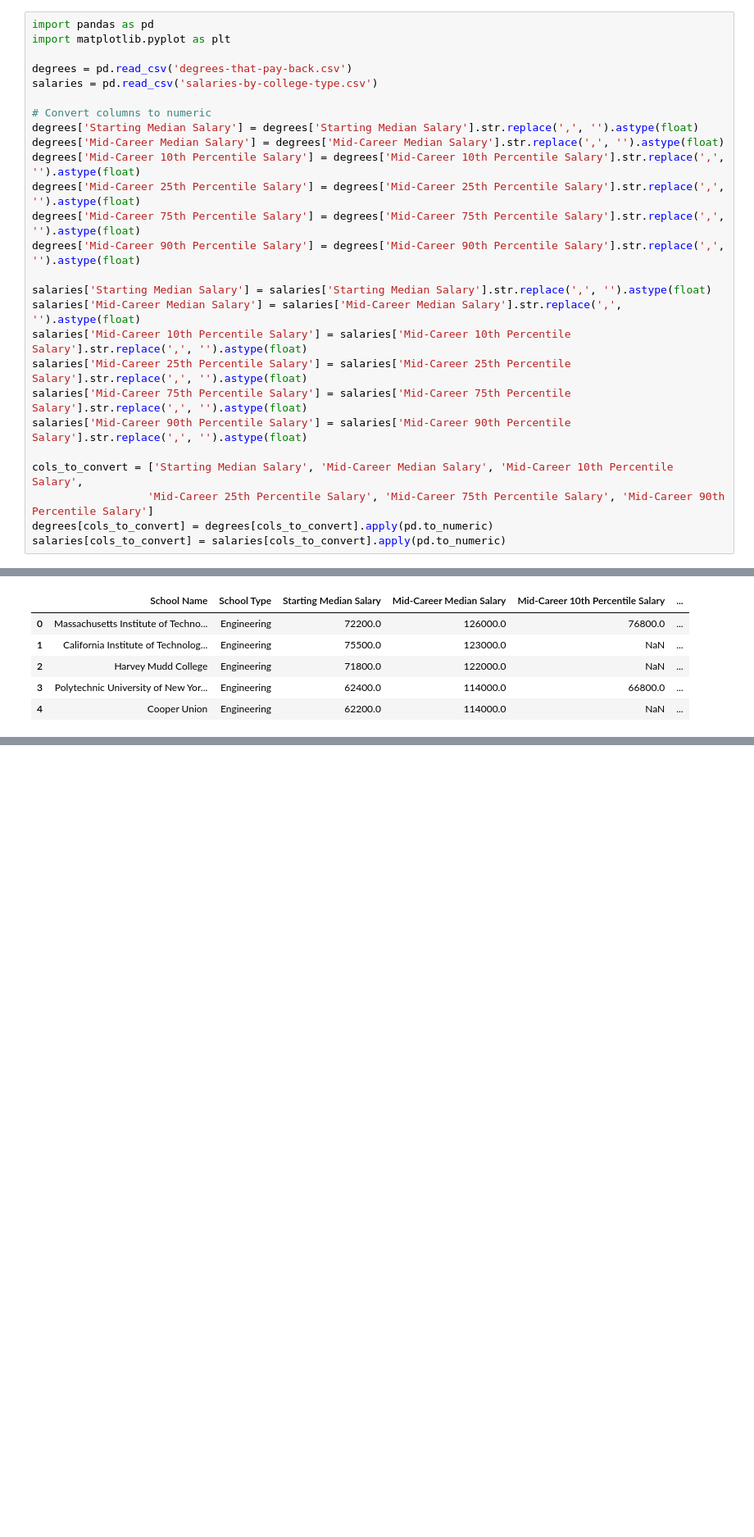
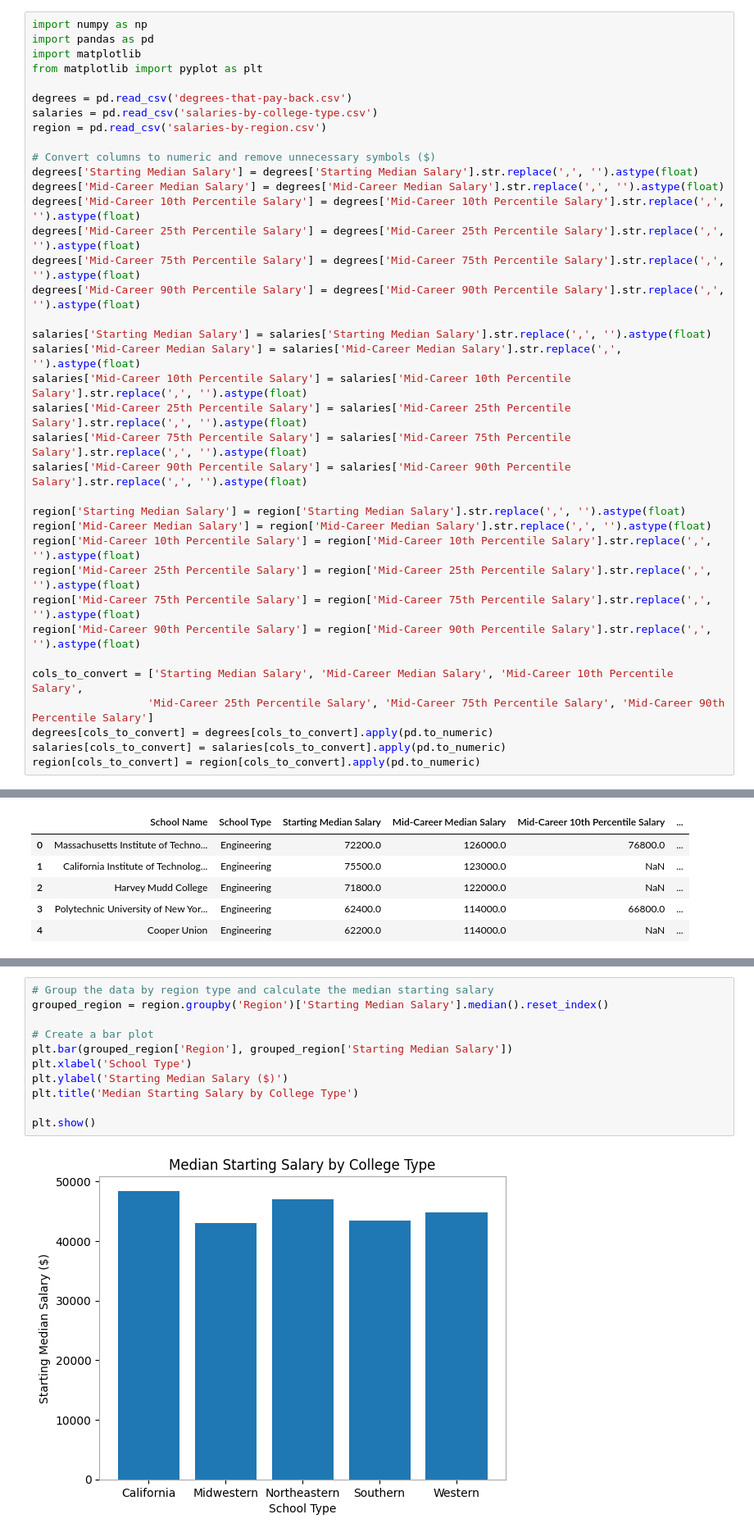
Before and after one commit to ashleyalee/DH140-Final, a Jupyter notebook: dh-140-final-AL.ipynb, the cells around one changed output, grey strips where cells are left out. Shown at 82% size. Saved outputs shown, nothing was run; the diff lists cells and outputs as text; blank space fills up the shorter version.

```diff
--- a/dh-140-final-AL.ipynb
+++ b/dh-140-final-AL.ipynb
@@ -29,13 +27,16 @@ This section does not need to be polished yet, but it should be a good foundatio
 ### Data Cleaning and Processing
 During this step, the data is cleaned and process for the proceeding analysis stage. The data was not easily usable and not in the right format to be used. For example, all the numbers needed to be converted to be of type numeric.
 # %%
+import numpy as np
 import pandas as pd
-import matplotlib.pyplot as plt
+import matplotlib
+from matplotlib import pyplot as plt
 
 degrees = pd.read_csv('degrees-that-pay-back.csv')
 salaries = pd.read_csv('salaries-by-college-type.csv')
+region = pd.read_csv('salaries-by-region.csv')
 
-# Convert columns to numeric
+# Convert columns to numeric and remove unnecessary symbols ($)
 degrees['Starting Median Salary'] = degrees['Starting Median Salary'].str.replace(',', '').astype(float)
 degrees['Mid-Career Median Salary'] = degrees['Mid-Career Median Salary'].str.replace(',', '').astype(float)
 degrees['Mid-Career 10th Percentile Salary'] = degrees['Mid-Career 10th Percentile Salary'].str.replace(',', '').astype(float)
@@ -50,8 +51,16 @@ salaries['Mid-Career 25th Percentile Salary'] = salaries['Mid-Career 25th Percen
 salaries['Mid-Career 75th Percentile Salary'] = salaries['Mid-Career 75th Percentile Salary'].str.replace(',', '').astype(float)
 salaries['Mid-Career 90th Percentile Salary'] = salaries['Mid-Career 90th Percentile Salary'].str.replace(',', '').astype(float)
 
+region['Starting Median Salary'] = region['Starting Median Salary'].str.replace(',', '').astype(float)
+region['Mid-Career Median Salary'] = region['Mid-Career Median Salary'].str.replace(',', '').astype(float)
+region['Mid-Career 10th Percentile Salary'] = region['Mid-Career 10th Percentile Salary'].str.replace(',', '').astype(float)
+region['Mid-Career 25th Percentile Salary'] = region['Mid-Career 25th Percentile Salary'].str.replace(',', '').astype(float)
+region['Mid-Career 75th Percentile Salary'] = region['Mid-Career 75th Percentile Salary'].str.replace(',', '').astype(float)
+region['Mid-Career 90th Percentile Salary'] = region['Mid-Career 90th Percentile Salary'].str.replace(',', '').astype(float)
+
 cols_to_convert = ['Starting Median Salary', 'Mid-Career Median Salary', 'Mid-Career 10th Percentile Salary',
                   'Mid-Career 25th Percentile Salary', 'Mid-Career 75th Percentile Salary', 'Mid-Career 90th Percentile Salary']
 degrees[cols_to_convert] = degrees[cols_to_convert].apply(pd.to_numeric)
 salaries[cols_to_convert] = salaries[cols_to_convert].apply(pd.to_numeric)
+region[cols_to_convert] = region[cols_to_convert].apply(pd.to_numeric)
 # %% [markdown]
@@ -91,0 +175,13 @@ plt.show()
+# %%
+# Group the data by region type and calculate the median starting salary
+grouped_region = region.groupby('Region')['Starting Median Salary'].median().reset_index()
+
+# Create a bar plot
+plt.bar(grouped_region['Region'], grouped_region['Starting Median Salary'])
+plt.xlabel('School Type')
+plt.ylabel('Starting Median Salary ($)')
+plt.title('Median Starting Salary by College Type')
+
+plt.show()
+# %% [output]
+[figure, added]
```
Also changed, not shown: parts of 38 cells of this notebook, 1 other file.
